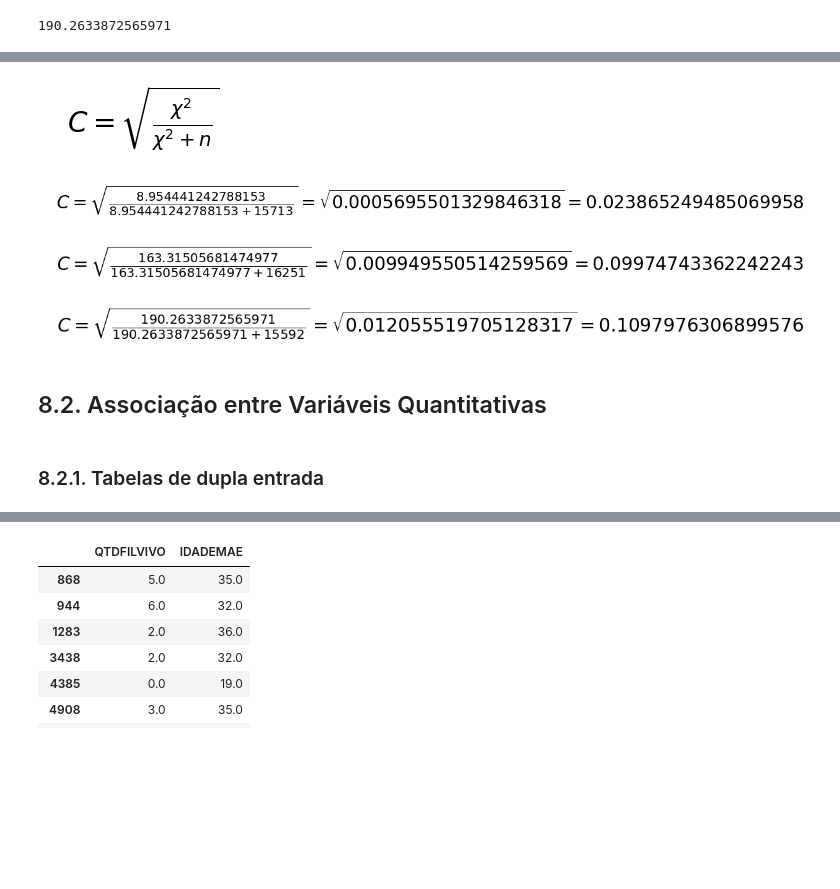
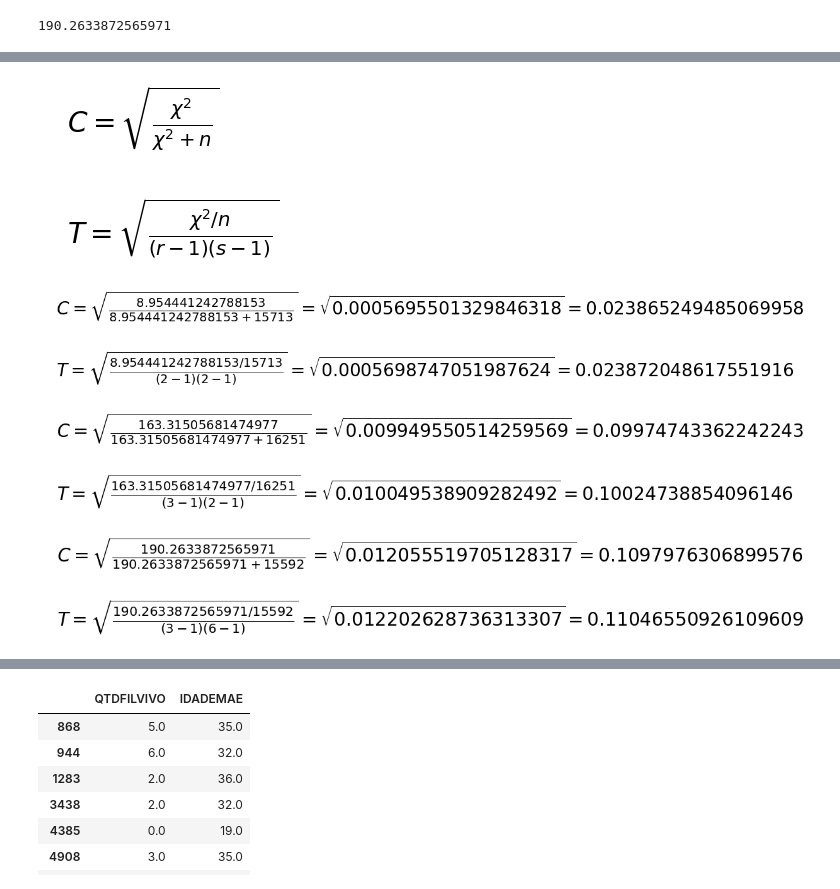
Before and after one commit to fesousa/analise-exploratoria-health-datascience, a Jupyter notebook: analise_explotatoria.ipynb, the cells around one changed output, grey strips where cells are left out. Cells and saved outputs as stored; diff of their text form; code cells hidden in the pictures; blank space fills up the shorter version.

```diff
--- a/analise_explotatoria.ipynb
+++ b/analise_explotatoria.ipynb
@@ -2432,14 +2596,15 @@ c_gg
 # %%
 #@title **Equação**
 plt.axes((0, 0, 0.1, 0.01), facecolor='w')
 plt.box(False)
 plt.xticks([])
 plt.yticks([])
-plt.title(r'$C = \sqrt{\frac{\chi^2}{\chi^2 + n}}$',
+plt.title(r'$C = \sqrt{\frac{\chi^2}{\chi^2 + n}}$'+'\n\n'+
+          r'$T = \sqrt{\frac{\chi^2/n}{(r-1)(s-1)}}$',
           fontdict={'fontsize':28, 'horizontalalignment':'left'})
 plt.show()
 # %% [output]
-[figure, old version]
+[figure, new version]
 # %%
 #@title **Exemplo - sexo x anomalia congênita**
 plt.axes((0, 0, 0.1, 0.01), facecolor='w')
@@ -2448,11 +2613,14 @@ plt.xticks([])
 plt.yticks([])
 plt.title(r'$C = \sqrt{\frac{'+str(c_sa)+r'}{'+str(c_sa)+r' + '+str(len(sexo_anomal))+'}}$'+
           r'$ = \sqrt{'+str(c_sa/(c_sa + len(sexo_anomal)))+r'}$'+
-          r'$ = '+str((c_sa/(c_sa + len(sexo_anomal)))**(1/2))+r'$',
+          r'$ = '+str((c_sa/(c_sa + len(sexo_anomal)))**(1/2))+r'$'+'\n\n'+
+          r'$T = \sqrt{\frac{'+str(c_sa)+r'/'+str(len(sexo_anomal))+'}{('+str(conting_sa.shape[0]-1)+r'-1)('+str(conting_sa.shape[1]-1)+r'-1)}}$'+
+          r'$ = \sqrt{'+str(c_sa/len(sexo_anomal))+r'}$'+
+          r'$ = '+str((c_sa/(len(sexo_anomal)))**(1/2))+r'$',
           fontdict={'fontsize':28, 'horizontalalignment':'left'})
 plt.show()
 # %% [output]
-[figure, old version]
+[figure, new version]
 # %%
 #@title **Exemplo - tipo de gravidez x tipo de parto**
 plt.axes((0, 0, 0.1, 0.01), facecolor='w')
@@ -2461,11 +2629,14 @@ plt.xticks([])
 plt.yticks([])
 plt.title(r'$C = \sqrt{\frac{'+str(c_gp)+r'}{'+str(c_gp)+r' + '+str(len(gravidez_parto))+'}}$'+
           r'$ = \sqrt{'+str(c_gp/(c_gp + len(gravidez_parto)))+r'}$'+
-          r'$ = '+str((c_gp/(c_gp + len(gravidez_parto)))**(1/2))+r'$',
+          r'$ = '+str((c_gp/(c_gp + len(gravidez_parto)))**(1/2))+r'$'+'\n\n'+
+          r'$T = \sqrt{\frac{'+str(c_gp)+r'/'+str(len(gravidez_parto))+'}{('+str(conting_gp.shape[0]-1)+r'-1)('+str(conting_gp.shape[1]-1)+r'-1)}}$'+
+          r'$ = \sqrt{'+str(c_gp/len(gravidez_parto))+r'}$'+
+          r'$ = '+str((c_gp/(len(gravidez_parto)))**(1/2))+r'$',
           fontdict={'fontsize':28, 'horizontalalignment':'left'})
 plt.show()
 # %% [output]
-[figure, old version]
+[figure, new version]
 # %%
 #@title **Exemplo - tipo de gravidez x tipo de partosemanas de gestação**
 plt.axes((0, 0, 0.1, 0.01), facecolor='w')
@@ -2474,12 +2645,11 @@ plt.xticks([])
 plt.yticks([])
 plt.title(r'$C = \sqrt{\frac{'+str(c_gg)+r'}{'+str(c_gg)+r' + '+str(len(gravidez_gestacao))+'}}$'+
           r'$ = \sqrt{'+str(c_gg/(c_gg + len(gravidez_gestacao)))+r'}$'+
-          r'$ = '+str((c_gg/(c_gg + len(gravidez_gestacao)))**(1/2))+r'$',
+          r'$ = '+str((c_gg/(c_gg + len(gravidez_gestacao)))**(1/2))+r'$'+'\n\n'+
+          r'$T = \sqrt{\frac{'+str(c_gg)+r'/'+str(len(gravidez_gestacao))+'}{('+str(conting_gg.shape[0]-1)+r'-1)('+str(conting_gg.shape[1]-1)+r'-1)}}$'+
+          r'$ = \sqrt{'+str(c_gg/len(gravidez_gestacao))+r'}$'+
+          r'$ = '+str((c_gg/(len(gravidez_gestacao)))**(1/2))+r'$',
           fontdict={'fontsize':28, 'horizontalalignment':'left'})
 plt.show()
 # %% [output]
-[figure, old version]
+[figure, new version]
-# %% [markdown]
-## 8.2. Associação entre Variáveis Quantitativas
-# %% [markdown]
-### 8.2.1. Tabelas de dupla entrada
```
Also changed, not shown: parts of 132 cells of this notebook, 2 other files.
